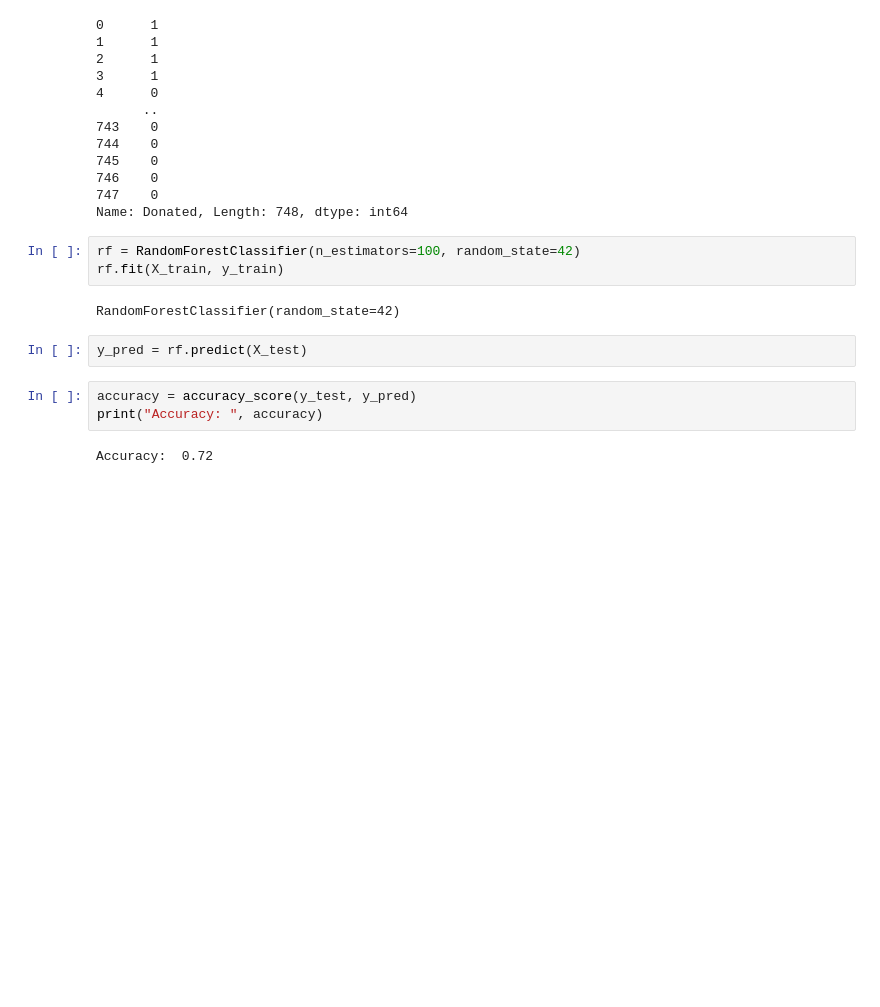
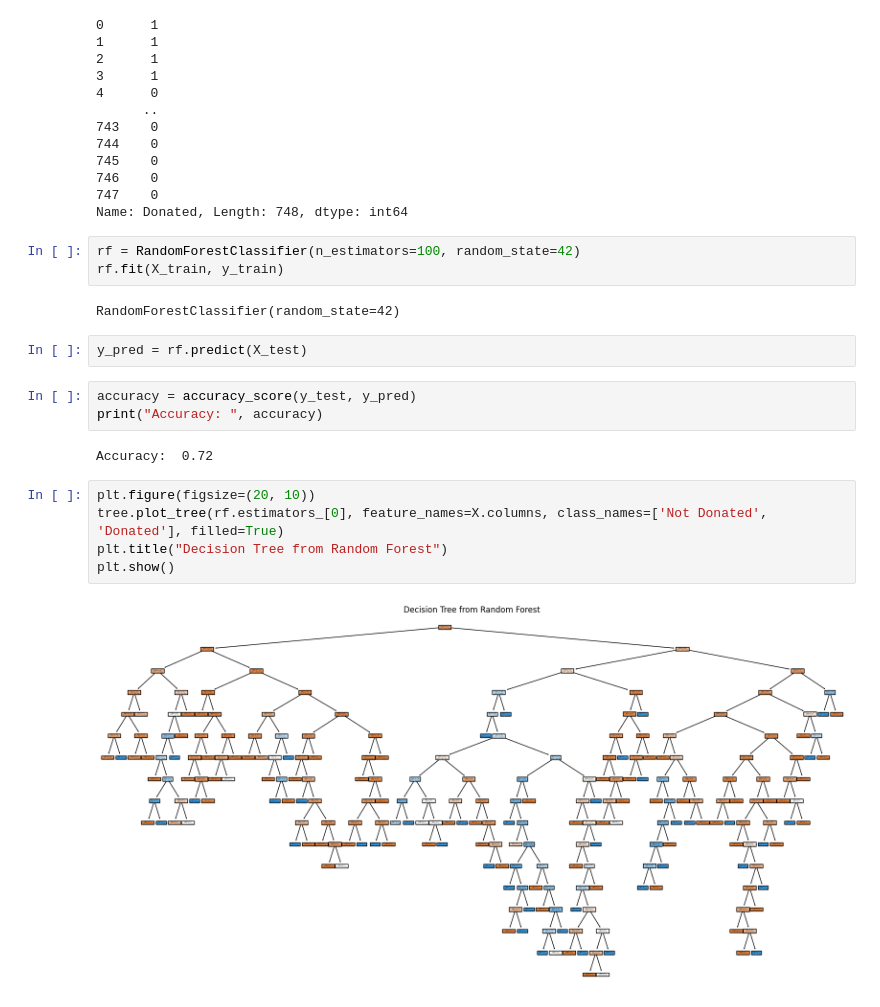
Before and after one commit to Sameerverma32/Ml-Rv, a Jupyter notebook: random_forest.ipynb, the cells around one changed output. Saved outputs shown, nothing was run; the diff lists cells and outputs as text; blank space fills up the shorter version.

```diff
--- a/random_forest.ipynb
+++ b/random_forest.ipynb
@@ -77,3 +77,10 @@ accuracy = accuracy_score(y_test, y_pred)
 print("Accuracy: ", accuracy)
 # %% [output]
 Accuracy:  0.72
+# %%
+plt.figure(figsize=(20, 10))
+tree.plot_tree(rf.estimators_[0], feature_names=X.columns, class_names=['Not Donated', 'Donated'], filled=True)
+plt.title("Decision Tree from Random Forest")
+plt.show()
+# %% [output]
+[figure, added]
```
